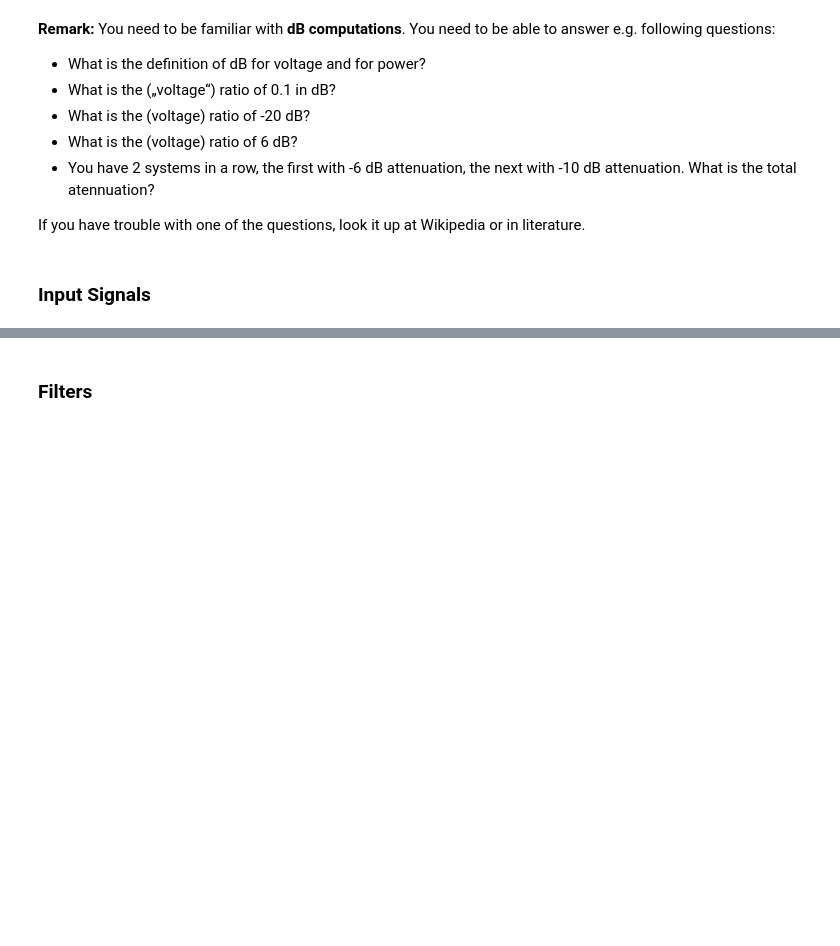
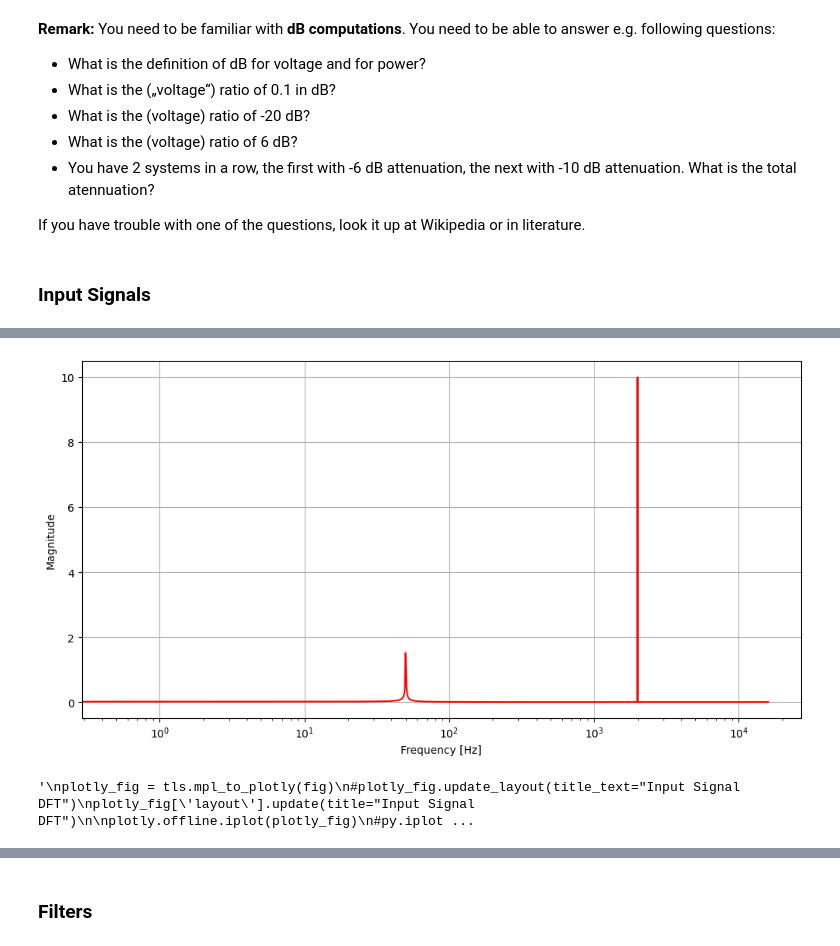
Before and after one commit to TUIlmenauAMS/MRSP_Tutorials, a Jupyter notebook: MSP_FrequencyResponse.ipynb, the cells around one changed output, grey strips where cells are left out. Cells and saved outputs as stored; diff of their text form; code cells hidden in the pictures; blank space fills up the shorter version.

```diff
--- a/MSP_FrequencyResponse.ipynb
+++ b/MSP_FrequencyResponse.ipynb
@@ -910,14 +918,23 @@ input_signal_fft_phase = np.angle(input_signal_fft, deg=True)
 # %%
 # Plot DFT of Input
 fig = plt.figure(figsize=(12,6))
 plt.ylabel('Magnitude')
 plt.xlabel('Frequency [Hz]')
 plt.semilogx(freqs[0:NFFT//2],input_signal_fft_mag_norm[0:NFFT//2],'r')
 plt.grid()
 
+plt.show()
+"""
 plotly_fig = tls.mpl_to_plotly(fig)
-plotly_fig.layout.update(title_text="Input Signal DFT")
+#plotly_fig.update_layout(title_text="Input Signal DFT")
+plotly_fig['layout'].update(title="Input Signal DFT")
+
 plotly.offline.iplot(plotly_fig)
+#py.iplot(plotly_fig)
+"""
+# %% [output]
+[figure, added]
+'\nplotly_fig = tls.mpl_to_plotly(fig)\n#plotly_fig.update_layout(title_text="Input Signal DFT")\nplotly_fig[\'layout\'].update(title="Input Signal DFT")\n\nplotly.offline.iplot(plotly_fig)\n#py.iplot ...
 # %%
 # Windowing
 flattop_win = signal.flattop(NFFT)
```
Also changed, not shown: parts of 15 cells of this notebook.
